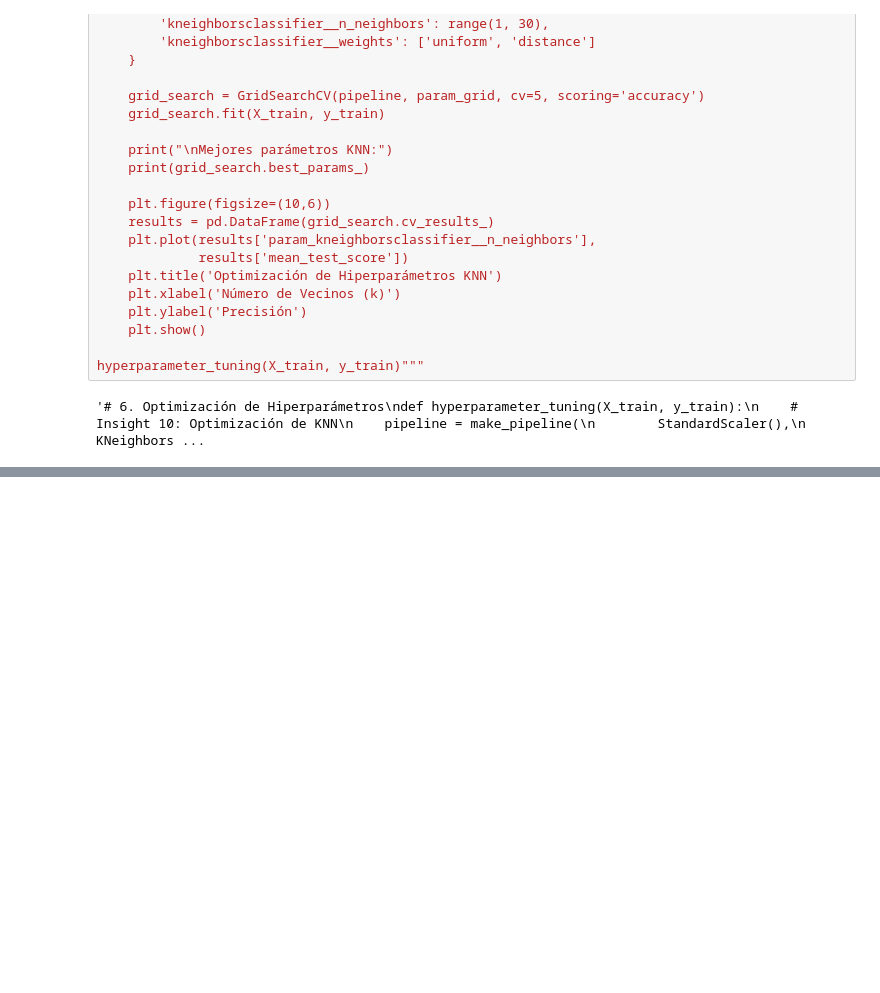
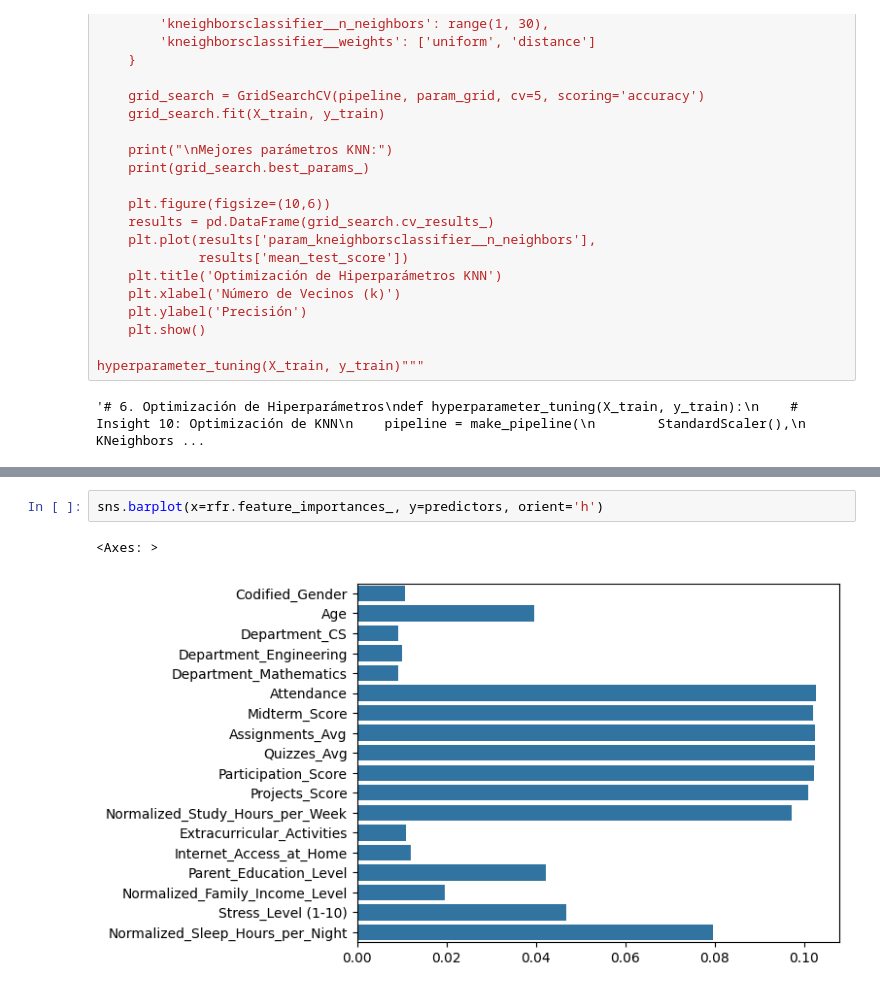
Before and after one commit to Javier-Etcheto/AprMaqI, a Jupyter notebook: TP.ipynb, the cells around one changed output, grey strips where cells are left out. Saved outputs shown, nothing was run; the diff lists cells and outputs as text; blank space fills up the shorter version.

```diff
--- a/TP.ipynb
+++ b/TP.ipynb
@@ -501,0 +685,5 @@ hyperparameter_tuning(X_train, y_train)"""
+# %%
+sns.barplot(x=rfr.feature_importances_, y=predictors, orient='h')
+# %% [output]
+<Axes: >
+[figure, added]
```
Also changed, not shown: parts of 46 cells of this notebook.
